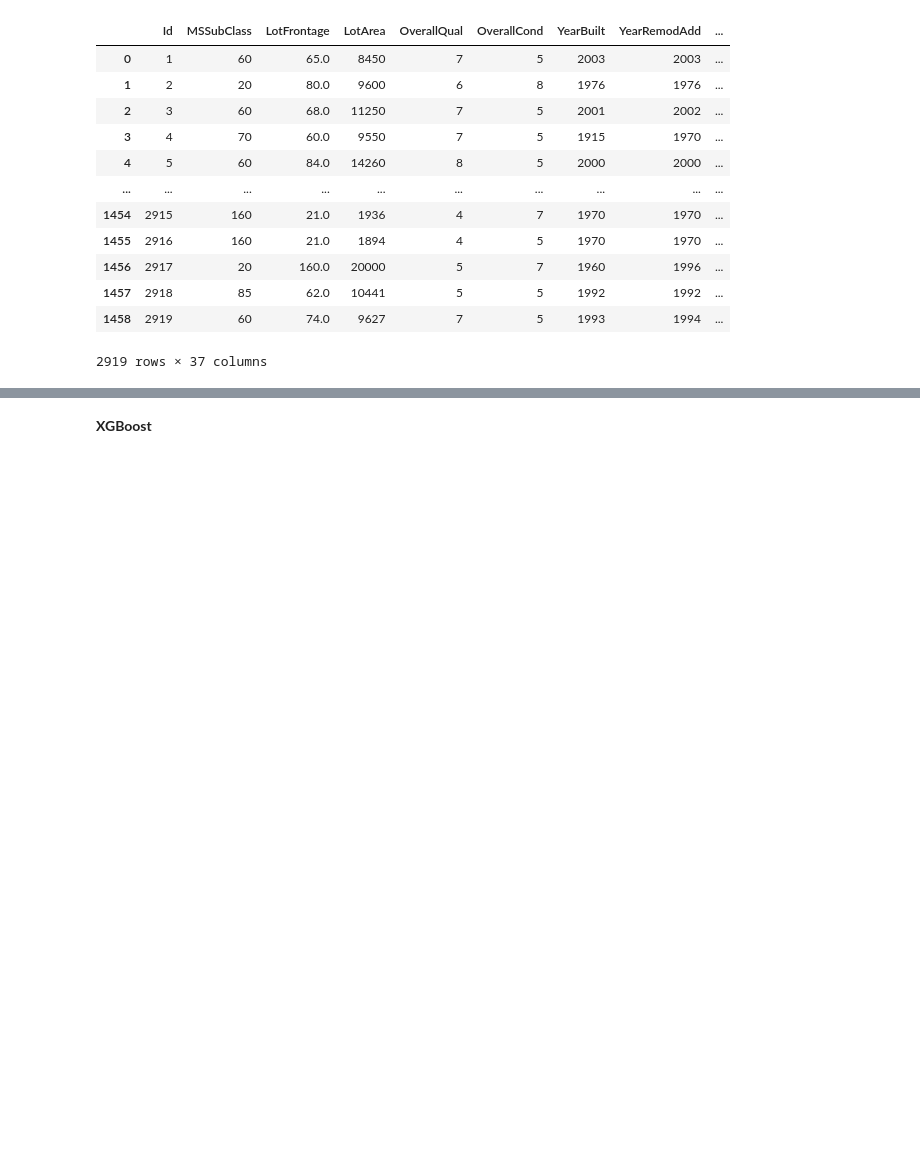
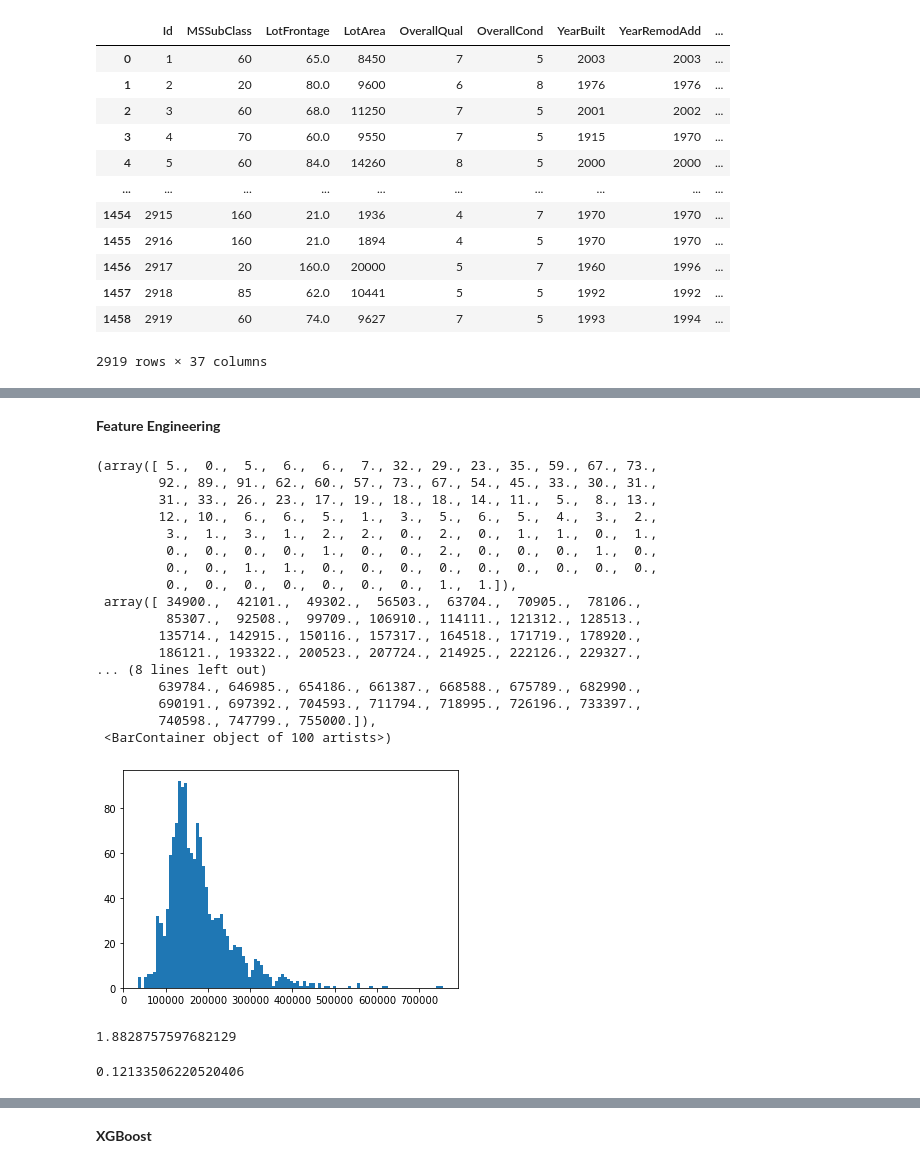
Before and after one commit to bhavarthakur9/House_Price_Predictions, a Jupyter notebook: House_Prices_Regression_Xgboost.ipynb, the cells around one changed output, grey strips where cells are left out. Cells and saved outputs as stored; diff of their text form; code cells hidden in the pictures; blank space fills up the shorter version.

```diff
--- a/House_Prices_Regression_Xgboost.ipynb
+++ b/House_Prices_Regression_Xgboost.ipynb
@@ -414,0 +390,2 @@ X_test = df_test.drop(['SalePrice','Id'],axis = 1)
+# %% [markdown]
+**Feature Engineering**
@@ -414,0 +400,25 @@ X_test = df_test.drop(['SalePrice','Id'],axis = 1)
+# %%
+plt.hist(y_train,bins=100)
+# %% [output]
+(array([ 5.,  0.,  5.,  6.,  6.,  7., 32., 29., 23., 35., 59., 67., 73.,
+        92., 89., 91., 62., 60., 57., 73., 67., 54., 45., 33., 30., 31.,
+        31., 33., 26., 23., 17., 19., 18., 18., 14., 11.,  5.,  8., 13.,
+        12., 10.,  6.,  6.,  5.,  1.,  3.,  5.,  6.,  5.,  4.,  3.,  2.,
+         3.,  1.,  3.,  1.,  2.,  2.,  0.,  2.,  0.,  1.,  1.,  0.,  1.,
+         0.,  0.,  0.,  0.,  1.,  0.,  0.,  2.,  0.,  0.,  0.,  1.,  0.,
+         0.,  0.,  1.,  1.,  0.,  0.,  0.,  0.,  0.,  0.,  0.,  0.,  0.,
+         0.,  0.,  0.,  0.,  0.,  0.,  0.,  1.,  1.]),
+ array([ 34900.,  42101.,  49302.,  56503.,  63704.,  70905.,  78106.,
+         85307.,  92508.,  99709., 106910., 114111., 121312., 128513.,
+        135714., 142915., 150116., 157317., 164518., 171719., 178920.,
+        186121., 193322., 200523., 207724., 214925., 222126., 229327.,
+... (8 lines left out)
+        639784., 646985., 654186., 661387., 668588., 675789., 682990.,
+        690191., 697392., 704593., 711794., 718995., 726196., 733397.,
+        740598., 747799., 755000.]),
+ <BarContainer object of 100 artists>)
+[figure, added]
+# %%
+y_train.skew()
+# %% [output]
+1.8828757597682129
@@ -414,0 +427,4 @@ X_test = df_test.drop(['SalePrice','Id'],axis = 1)
+# %%
+y_train.skew()
+# %% [output]
+0.12133506220520406
```
Also changed, not shown: parts of 60 cells of this notebook.
